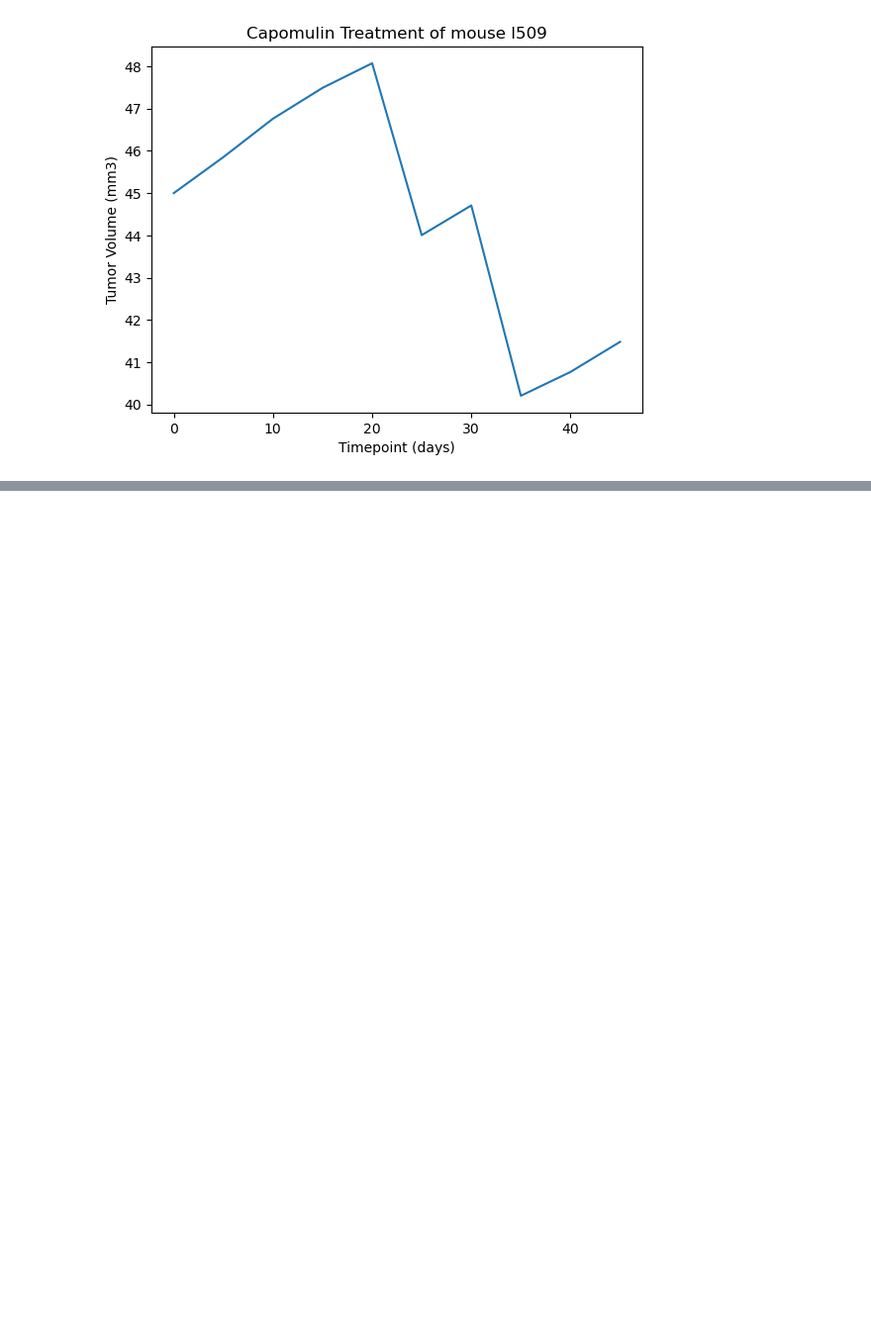
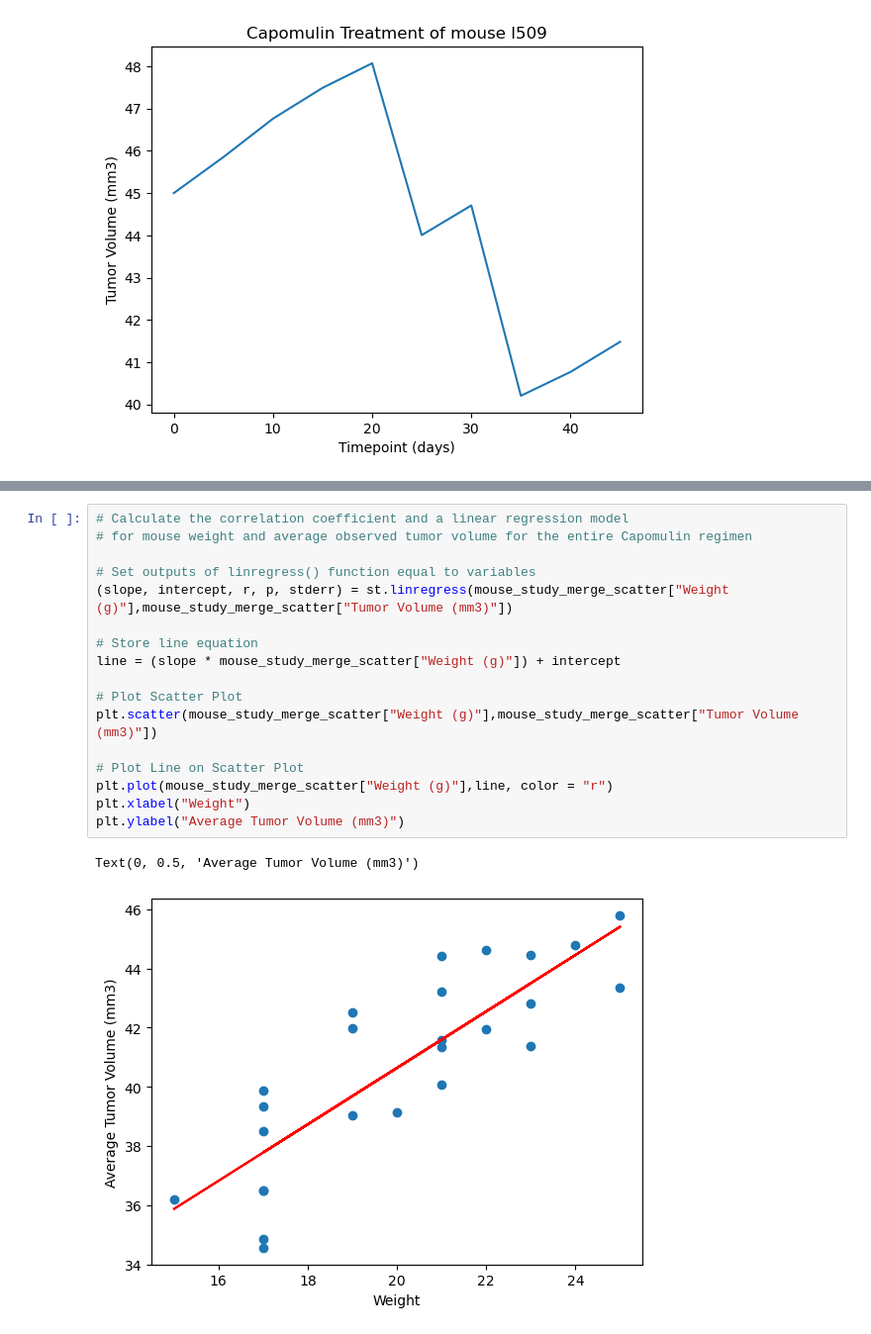
Before and after one commit to JustinS25/Pymaceuticals-Challenge, a Jupyter notebook: pymaceuticals-challenge.ipynb, the cells around one changed output, grey strips where cells are left out. Shown: that part at 99% size. Saved outputs shown, nothing was run; the diff lists cells and outputs as text; blank space fills up the shorter version.

```diff
--- a/pymaceuticals-challenge.ipynb
+++ b/pymaceuticals-challenge.ipynb
@@ -326,0 +351,20 @@ Text(0.5, 1.0, 'Capomulin Treatment of mouse l509')
+# %%
+# Calculate the correlation coefficient and a linear regression model
+# for mouse weight and average observed tumor volume for the entire Capomulin regimen
+
+# Set outputs of linregress() function equal to variables
+(slope, intercept, r, p, stderr) = st.linregress(mouse_study_merge_scatter["Weight (g)"],mouse_study_merge_scatter["Tumor Volume (mm3)"])
+
+# Store line equation
+line = (slope * mouse_study_merge_scatter["Weight (g)"]) + intercept
+
+# Plot Scatter Plot
+plt.scatter(mouse_study_merge_scatter["Weight (g)"],mouse_study_merge_scatter["Tumor Volume (mm3)"])
+
+# Plot Line on Scatter Plot
+plt.plot(mouse_study_merge_scatter["Weight (g)"],line, color = "r")
+plt.xlabel("Weight")
+plt.ylabel("Average Tumor Volume (mm3)")
+# %% [output]
+Text(0, 0.5, 'Average Tumor Volume (mm3)')
+[figure, added]
```
Also changed, not shown: parts of 1 cell of this notebook, 1 other file.
